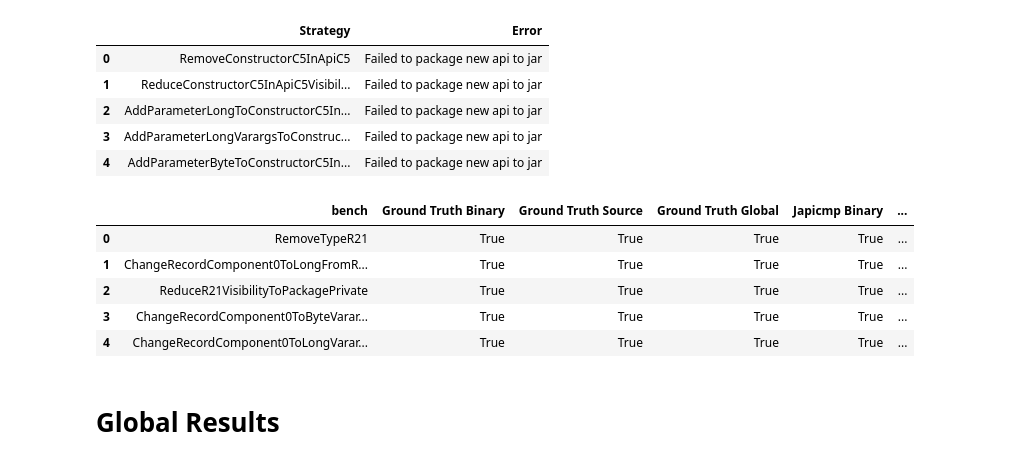
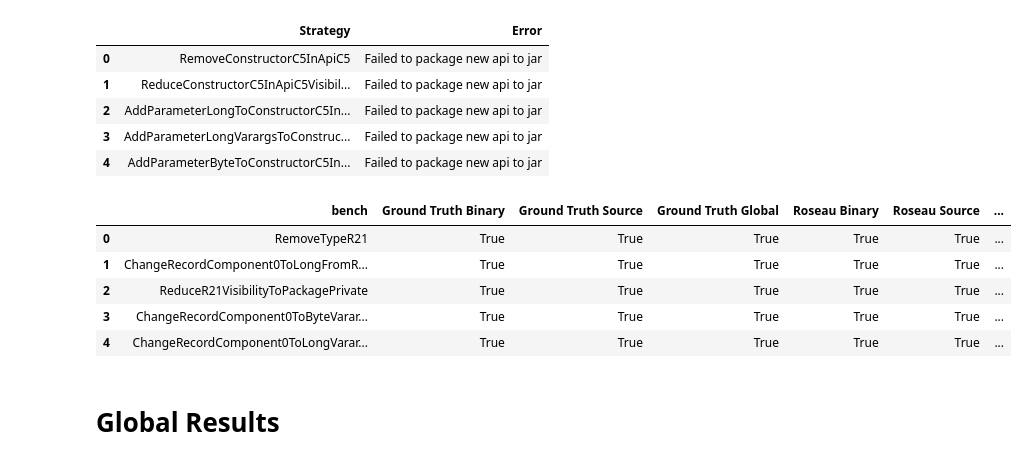
Before and after one commit to alien-tools/roseau, a Jupyter notebook: result/results.ipynb, the cells around one changed output. Cells and saved outputs as stored; diff of their text form; code cells hidden in the pictures.

```diff
--- a/result/results.ipynb
+++ b/result/results.ipynb
@@ -25,31 +25,31 @@ errors_data.head()
 | 4 | AddParameterByteToConstructorC5In... | Failed to package new api to jar |
 # %%
 GROUND_TRUTH_KEY = 'Ground Truth'
-tools_analyzed = ['Japicmp', 'Revapi', 'Roseau']
+tools_analyzed = ['Roseau']
 
 GENERAL_BREAKING_SUFFIX = ' Global'
 BINARY_BREAKING_SUFFIX = ' Binary'
 SOURCE_BREAKING_SUFFIX = ' Source'
 
 full_data = pd.DataFrame(columns=['bench'])
 full_data['bench'] = results_data['Strategy']
 full_data[f'{GROUND_TRUTH_KEY}{BINARY_BREAKING_SUFFIX}'] = results_data[f'{GROUND_TRUTH_KEY}{BINARY_BREAKING_SUFFIX}'].map(lambda x: True if x == 1 else False)
 full_data[f'{GROUND_TRUTH_KEY}{SOURCE_BREAKING_SUFFIX}'] = results_data[f'{GROUND_TRUTH_KEY}{SOURCE_BREAKING_SUFFIX}'].map(lambda x: True if x == 1 else False)
 full_data[f'{GROUND_TRUTH_KEY}{GENERAL_BREAKING_SUFFIX}'] = full_data[f'{GROUND_TRUTH_KEY}{BINARY_BREAKING_SUFFIX}'] | full_data[f'{GROUND_TRUTH_KEY}{SOURCE_BREAKING_SUFFIX}']
 
 for tool in tools_analyzed:
     full_data[f'{tool}{BINARY_BREAKING_SUFFIX}'] = results_data[f'{tool}{BINARY_BREAKING_SUFFIX}'].map(lambda x: True if x == 1 else False)
     full_data[f'{tool}{SOURCE_BREAKING_SUFFIX}'] = results_data[f'{tool}{SOURCE_BREAKING_SUFFIX}'].map(lambda x: True if x == 1 else False)
     full_data[f'{tool}{GENERAL_BREAKING_SUFFIX}'] = full_data[f'{tool}{BINARY_BREAKING_SUFFIX}'] | full_data[f'{tool}{SOURCE_BREAKING_SUFFIX}']
 
 full_data.head()
 # %% [output]
-|  | bench | Ground Truth Binary | Ground Truth Source | Ground Truth Global | Japicmp Binary | ... |
-| 0 | RemoveTypeR21 | True | True | True | True | ... |
-| 1 | ChangeRecordComponent0ToLongFromR... | True | True | True | True | ... |
-| 2 | ReduceR21VisibilityToPackagePrivate | True | True | True | True | ... |
-| 3 | ChangeRecordComponent0ToByteVarar... | True | True | True | True | ... |
-| 4 | ChangeRecordComponent0ToLongVarar... | True | True | True | True | ... |
+|  | bench | Ground Truth Binary | Ground Truth Source | Ground Truth Global | Roseau Binary | Roseau Source | ... |
+| 0 | RemoveTypeR21 | True | True | True | True | True | ... |
+| 1 | ChangeRecordComponent0ToLongFromR... | True | True | True | True | True | ... |
+| 2 | ReduceR21VisibilityToPackagePrivate | True | True | True | True | True | ... |
+| 3 | ChangeRecordComponent0ToByteVarar... | True | True | True | True | True | ... |
+| 4 | ChangeRecordComponent0ToLongVarar... | True | True | True | True | True | ... |
 # %%
 STRATEGIES = [
     re.compile(r'^Add.+ModifierTo.+$'),
```
Also changed, not shown: parts of 8 cells of this notebook.
